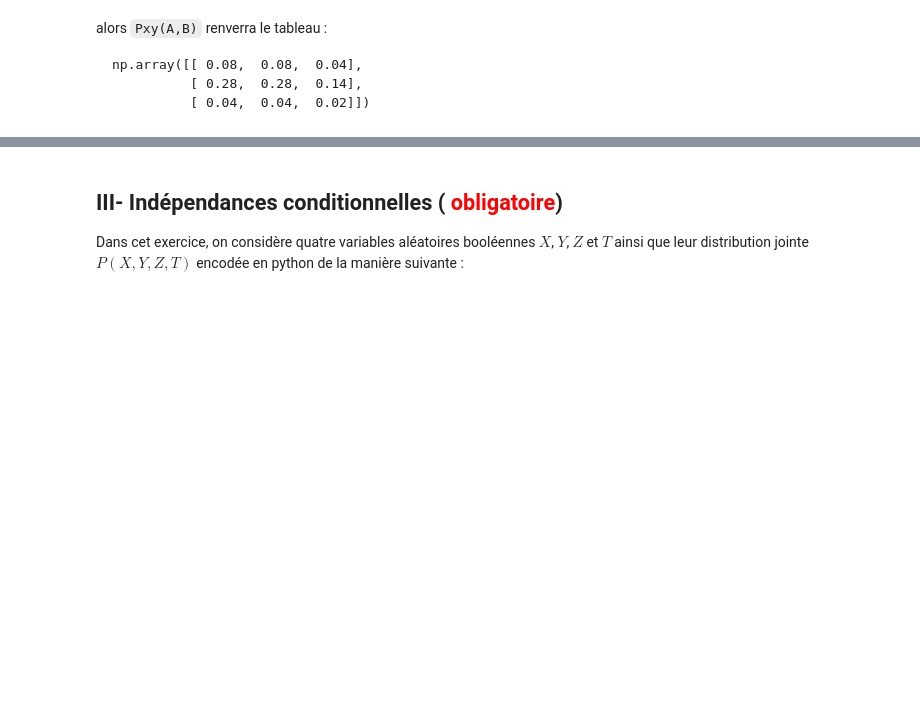
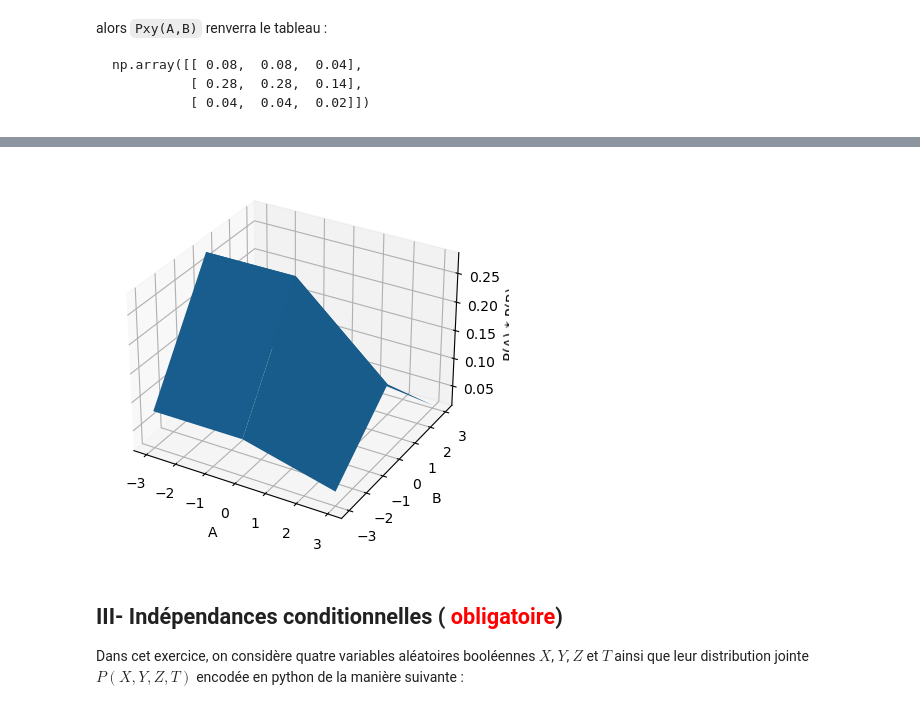
Before and after one commit to zhenyuefu/MAPSI, a Jupyter notebook: tme2/tme2.ipynb, the cells around one changed output, grey strips where cells are left out. Saved outputs shown, nothing was run; the diff lists cells and outputs as text; code cells hidden in the pictures; blank space fills up the shorter version.

```diff
--- a/tme2/tme2.ipynb
+++ b/tme2/tme2.ipynb
@@ -106,0 +150,14 @@ def Pxy(x,y):
+# %%
+def Pxy(x,y):
+    #votre code
+    res = np.zeros((x.shape[0], y.shape[0]))
+    for i in range(x.shape[0]):
+        for j in range(y.shape[0]):
+            res[i][j] = (x[i]*y[j])
+    return np.asarray(res)
+def pxy(x,y):
+    #votre code
+    return np.outer(x,y)
+
+print(Pxy(PA, PB))
+print(pxy(PA, PB))
@@ -136,5 +200,8 @@ dessine(np.array([[ 0.08,  0.08,  0.04],
 # %%
 #votre code
+dessine(pxy(PA, PB))
+# %% [output]
+[figure, added]
 # %% [markdown]
 ## III- Indépendances conditionnelles (<font color="red"> obligatoire</font>)
 
```
Also changed, not shown: parts of 28 cells of this notebook, 1 other file.
